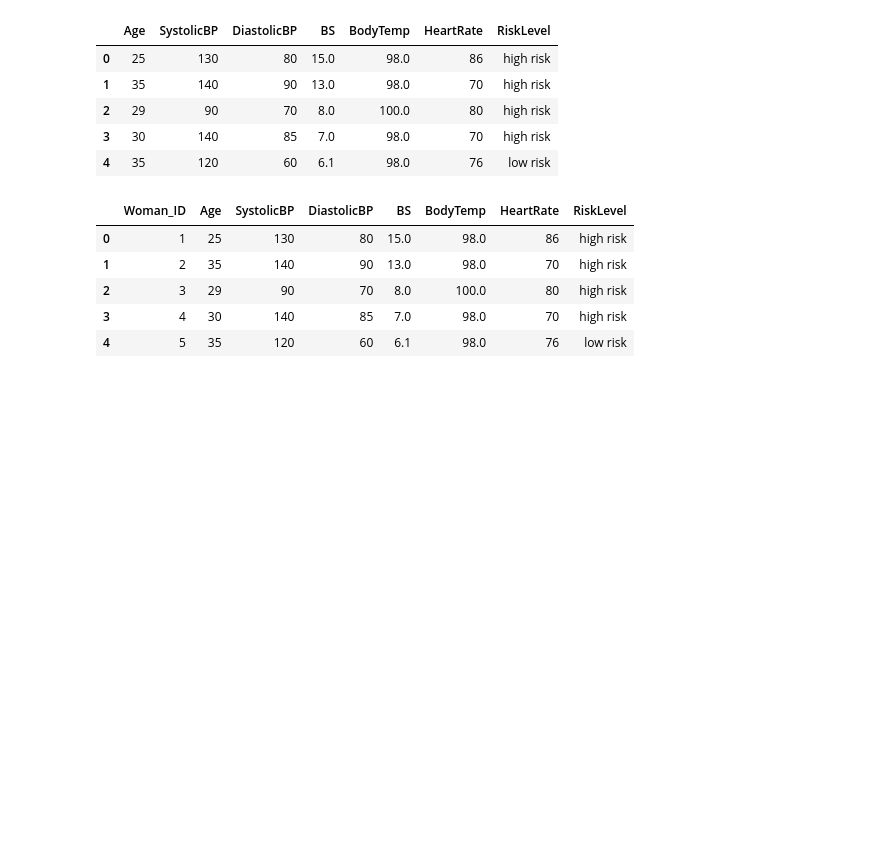
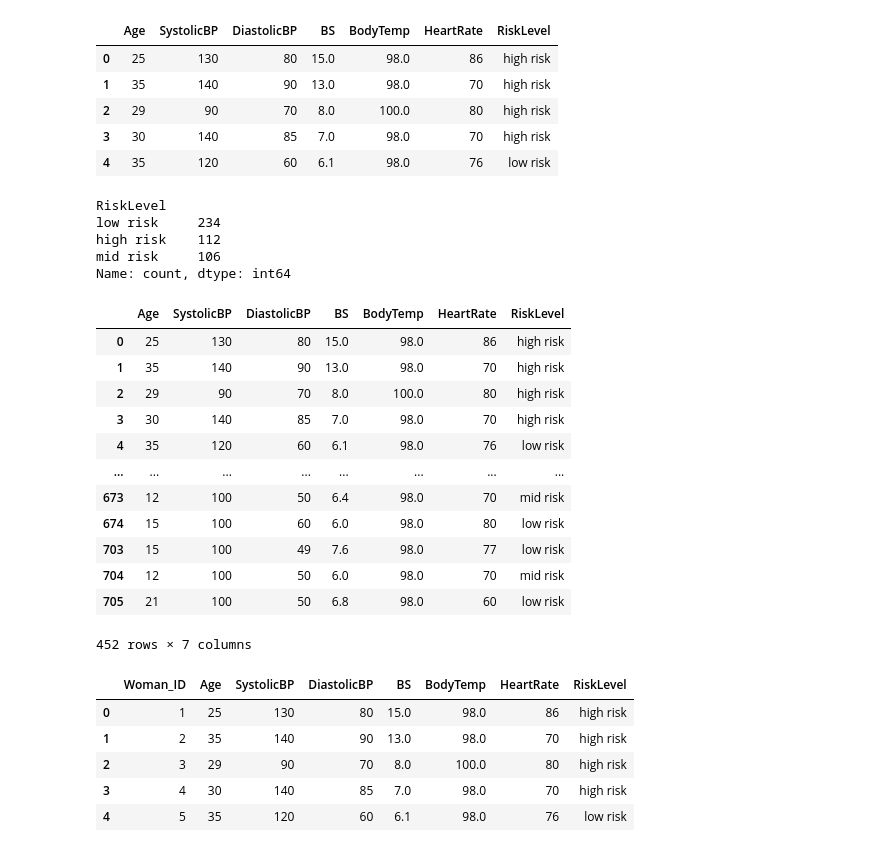
Before and after one commit to larissarmourap/Project1group3, a Jupyter notebook: Project-One.ipynb, the cells around one changed output. Cells and saved outputs as stored; diff of their text form; code cells hidden in the pictures; blank space fills up the shorter version.

```diff
--- a/Project-One.ipynb
+++ b/Project-One.ipynb
@@ -26,6 +29,36 @@ maternal_health.head()
 | 2 | 29 | 90 | 70 | 8.0 | 100.0 | 80 | high risk |
 | 3 | 30 | 140 | 85 | 7.0 | 98.0 | 70 | high risk |
 | 4 | 35 | 120 | 60 | 6.1 | 98.0 | 76 | low risk |
+# %%
+# Count each risk level (low, mid, high)
+risk_level_counts = maternal_df["RiskLevel"].value_counts()
+
+# Print
+risk_level_counts
+# %% [output]
+RiskLevel
+low risk     234
+high risk    112
+mid risk     106
+Name: count, dtype: int64
+# %%
+# Dropping duplicate data
+maternal_df = maternal_health.drop_duplicates(subset=None, keep='first', inplace=False)
+maternal_df
+# %% [output]
+|  | Age | SystolicBP | DiastolicBP | BS | BodyTemp | HeartRate | RiskLevel |
+| 0 | 25 | 130 | 80 | 15.0 | 98.0 | 86 | high risk |
+| 1 | 35 | 140 | 90 | 13.0 | 98.0 | 70 | high risk |
+| 2 | 29 | 90 | 70 | 8.0 | 100.0 | 80 | high risk |
+| 3 | 30 | 140 | 85 | 7.0 | 98.0 | 70 | high risk |
+| 4 | 35 | 120 | 60 | 6.1 | 98.0 | 76 | low risk |
+| ... | ... | ... | ... | ... | ... | ... | ... |
+| 673 | 12 | 100 | 50 | 6.4 | 98.0 | 70 | mid risk |
+| 674 | 15 | 100 | 60 | 6.0 | 98.0 | 80 | low risk |
+| 703 | 15 | 100 | 49 | 7.6 | 98.0 | 77 | low risk |
+| 704 | 12 | 100 | 50 | 6.0 | 98.0 | 70 | mid risk |
+| 705 | 21 | 100 | 50 | 6.8 | 98.0 | 60 | low risk |
+452 rows × 7 columns
 # %%
 # Adding a new column 'Woman_ID' with unique identifiers starting from 1
 maternal_health['Woman_ID'] = range(1, len(maternal_health) + 1)
```
Also changed, not shown: parts of 17 cells of this notebook, 4 other files.
